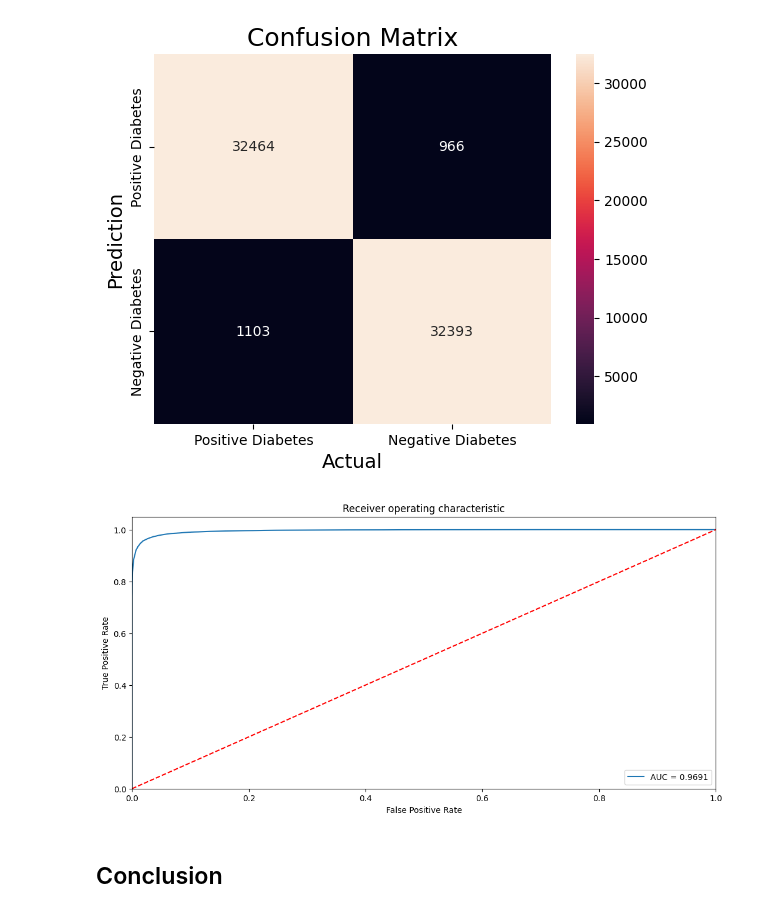
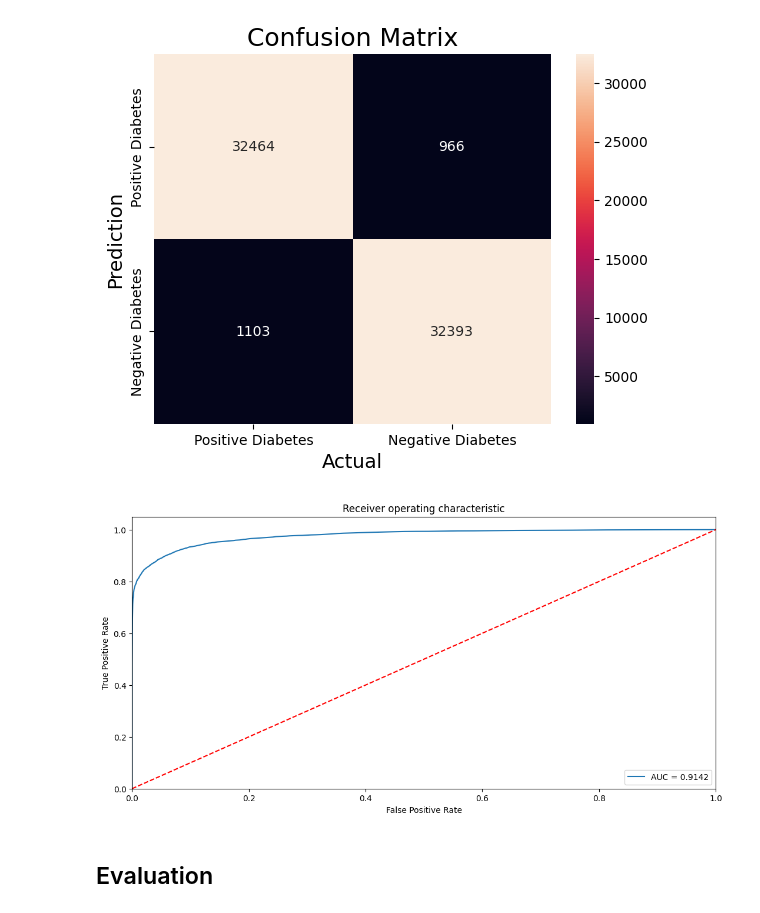
Before and after one commit to dealoux/COSC2753-a1, a Jupyter notebook: code/COSC2753_A1_s4000577.ipynb, the cells around one changed output. Cells and saved outputs as stored; diff of their text form; code cells hidden in the pictures.

```diff
--- a/code/COSC2753_A1_s4000577.ipynb
+++ b/code/COSC2753_A1_s4000577.ipynb
@@ -412,3 +393,19 @@ x_train, x_test, y_train, y_test = train_test_split(x_train_sm, y_train_sm, test
+# %%
+# train and test oringal data
+x_train_original, x_test_original, y_train_original, y_test_original = train_test_split(
+  train_df.drop(columns=['Status']),
+  train_df['Status'],
+  test_size=0.2,
+  random_state=42
+)
+
+scaler = StandardScaler()
+x_train_scaled = scaler.fit_transform(x_train_original)
+
+# SMOTE Oversampling
+sm = SMOTE()
+x_train, y_train = sm.fit_resample(x_train_scaled, y_train_original) # resampled train data
+x_test = scaler.transform(x_test_original) # scaled test data
 # %% [markdown]
 ## 6. Models
 # %% [markdown]
@@ -603,13 +600,13 @@ Best: 0.966526 using {'max_features': 'sqrt', 'n_estimators': 500}
 # %% [markdown]
 6.3.2. Solve using the best Hyperparameter
 # %%
-# Best: 0.966526 using {'max_features': 'sqrt', 'n_estimators': 500}
+# Best: 0.969163 using {'max_features': 'log2', 'n_estimators': 500}
 
-model_random_forest = RandomForestClassifier(n_estimators=500,max_features='sqrt')
+model_random_forest = RandomForestClassifier(n_estimators=500,max_features='log2')
 y_pred_random_forest, y_pred_prob_random_forest = train_and_predict(model_random_forest, x_train, y_train, x_test)
 
 # save the predictions to a CSV file
-# save_predictions(y_pred_random_forest, predictions_path_random_forest)
+save_predictions(y_pred_random_forest, x_test_original, predictions_path_random_forest)
 # %% [markdown]
 6.3.3. Evaluation
 # %%
@@ -637,9 +634,9 @@ metric_confusion_matrix(y_test, y_pred_random_forest)
 # %% [output]
 [figure]
 # %%
-metric_roc(y_pred_random_forest, y_pred_prob_random_forest, y_test)
+metric_roc(y_pred_random_forest, y_pred_prob_random_forest, y_test_original)
 # %% [output]
-[figure, old version]
+[figure, new version]
 # %% [markdown]
-## Conclusion
+## Evaluation
 # %% [markdown]
```
Also changed, not shown: parts of 24 cells of this notebook, 3 other files.
